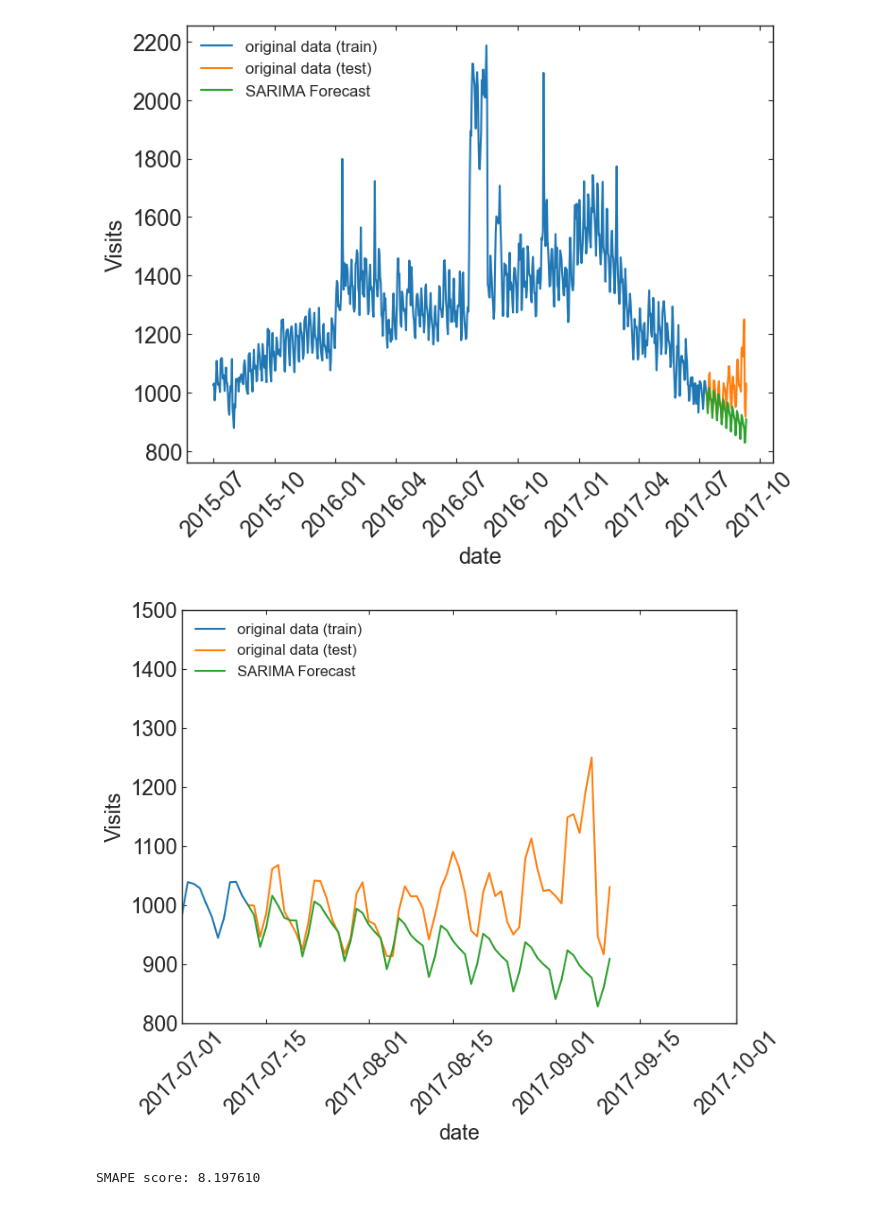
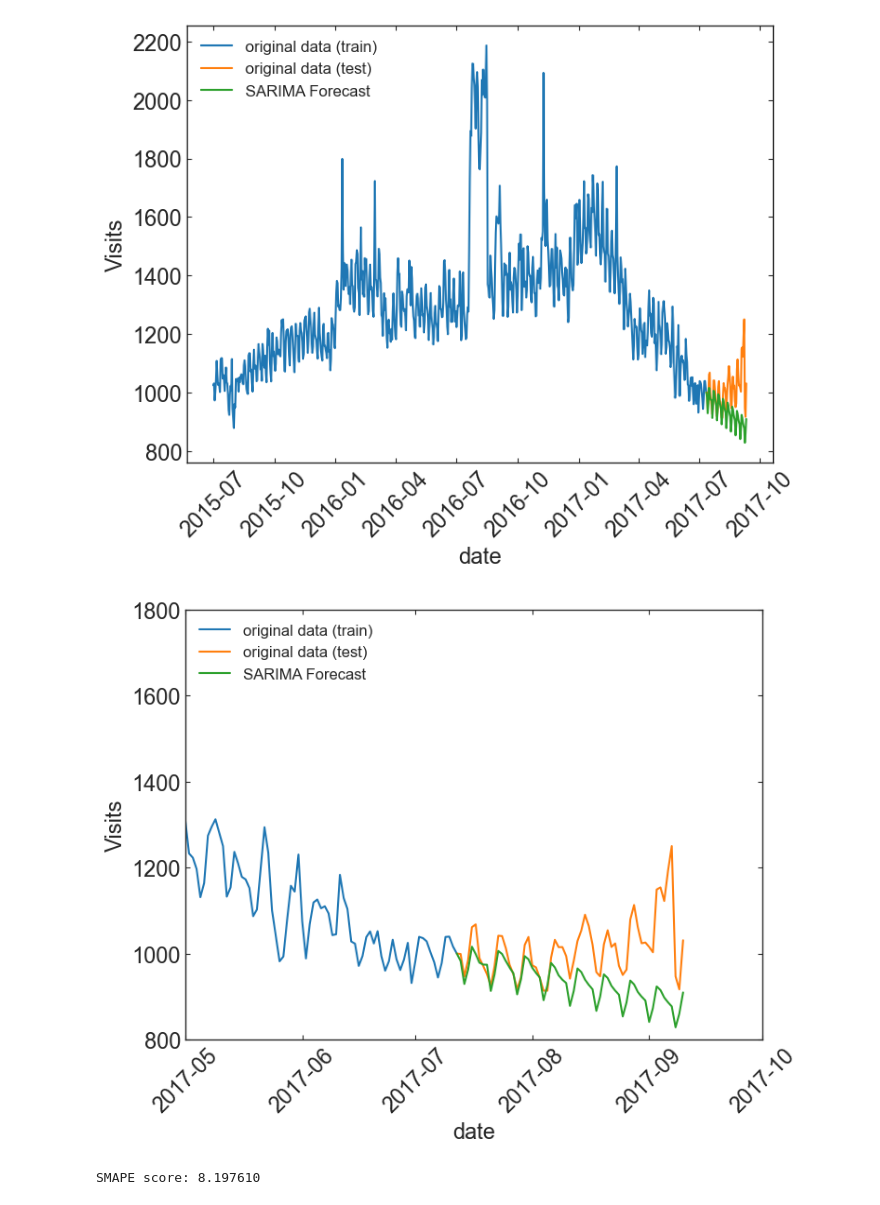
Before and after one commit to astrodoo/Springboard, a Jupyter notebook: Capstone_WebTraffic/notebook/WebTraffic_Preprocess_Model.ipynb, the cells around one changed output. Cells and saved outputs as stored; diff of their text form; code cells hidden in the pictures.

```diff
--- a/Capstone_WebTraffic/notebook/WebTraffic_Preprocess_Model.ipynb
+++ b/Capstone_WebTraffic/notebook/WebTraffic_Preprocess_Model.ipynb
@@ -706,18 +718,18 @@ ax.legend(loc='upper left', fontsize=12, frameon=False);
 # %%
 ''' Zoomed-in plotting '''
 fig, ax = plt.subplots()
 
 #sns.lineplot(y=mean_timeSeries.Visits, x=mean_timeSeries.index, label='original data', ax=ax)
 sns.lineplot(y=mean_timeSeries[:-len(test_ts)].Visits, x=mean_timeSeries[:-len(test_ts)].index, label='original data (train)', ax=ax)
 sns.lineplot(y=mean_timeSeries[-len(test_ts)-1:].Visits, x=mean_timeSeries[-len(test_ts)-1:].index, label='original data (test)', ax=ax)
 sns.lineplot(y=df_sarima_forecast.Prediction_Actual, x=df_sarima_forecast.index, label='SARIMA Forecast', ax=ax)
 
-ax.set_xlim([pd.to_datetime('2017-07'),pd.to_datetime('2017-10')])
-ax.set_ylim(800,1500)
+ax.set_xlim([pd.to_datetime('2017-05'),pd.to_datetime('2017-10')])
+ax.set_ylim(800,1800)
 ax.tick_params(axis='x', rotation=45)
 ax.legend(loc='upper left', fontsize=12, frameon=False);
 # %% [output]
-[figure, old version]
+[figure, new version]
 # %%
 ''' report SMAPE score '''
 
```
Also changed, not shown: parts of 49 cells of this notebook.
